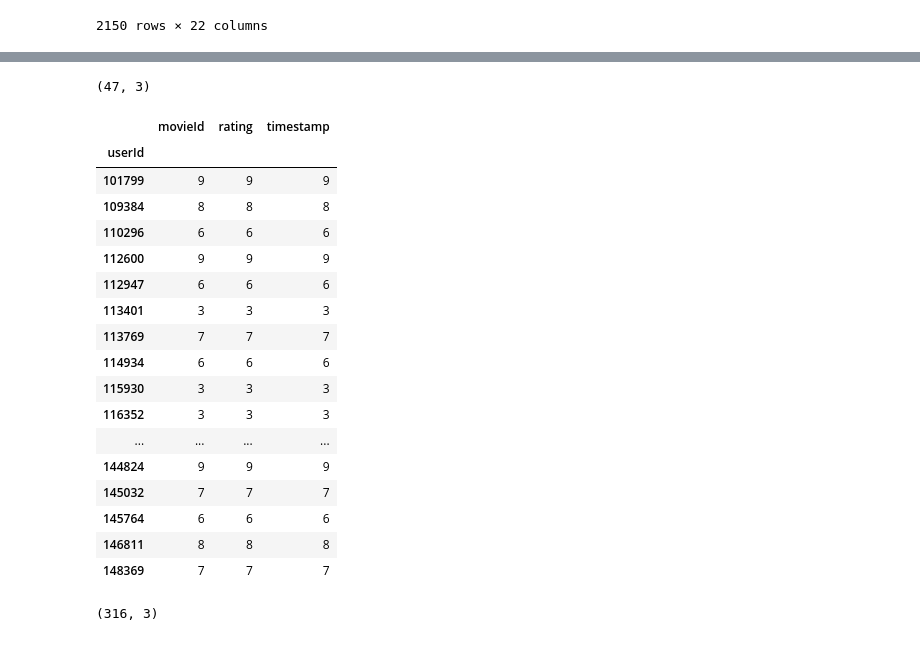
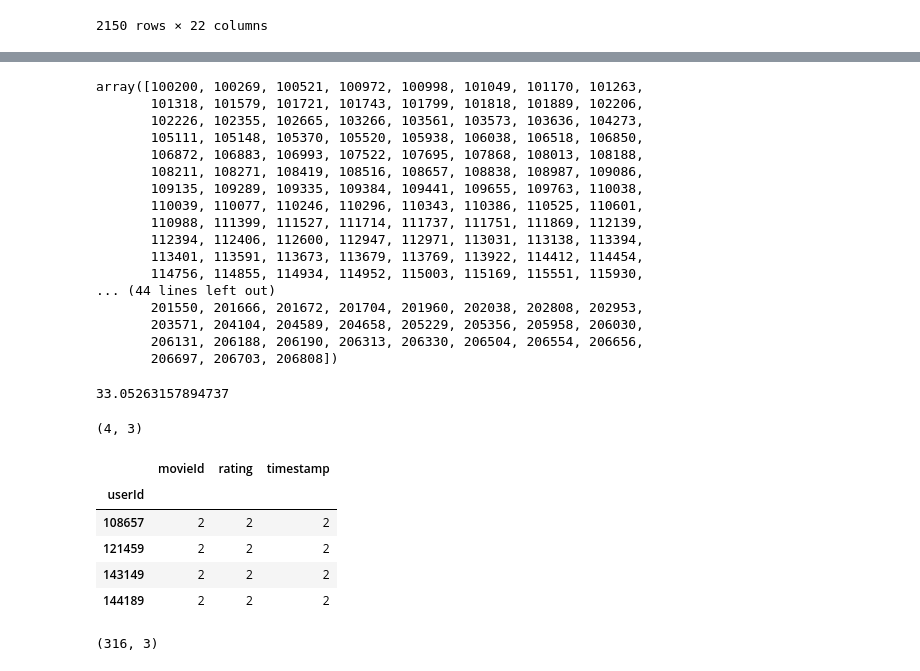
Before and after one commit to aniruddhakal/Recommending-Diverse-And-Serendipitous-Movies-using-Tag-Genome, a Jupyter notebook: ipython_notebooks/DataExploration/Serendipity2018_Dataset.ipynb, the cells around one changed output, grey strips where cells are left out. Drawn from its saved outputs; the diff is of its cells as text; code cells hidden in the pictures.

```diff
--- a/ipython_notebooks/DataExploration/Serendipity2018_Dataset.ipynb
+++ b/ipython_notebooks/DataExploration/Serendipity2018_Dataset.ipynb
@@ -15,6 +15,11 @@ genome_tags = data_dir + 'genome-tags.csv'
 movies = data_dir + 'movies.csv'
 training = data_dir + 'training.csv'
 tags = data_dir + 'tags.csv'
+# %%
+recommendations_df = pd.read_csv(recommendations)
+recommendations_df
+
+all_user_ids = recommendations_df['userId'].unique().tolist()
 # %%
 # movies_df = pd.read_csv(data_dir + 'test.csv', header=None)
 movies_df = pd.read_csv(movies)
@@ -92,6 +97,7 @@ answers_df
 # %%
 count_df = answers_df.groupby('userId').count()
 count_df[count_df['movieId'] == 5]
-all_user_ids = count_df[count_df['movieId'] == 5].index.values
+all_user_ids.extend(count_df[count_df['movieId'] == 5].index.values.tolist())
+all_user_ids = np.unique(np.array(all_user_ids))
 all_user_ids.size
 # %% [output]
@@ -129,27 +168,43 @@ count_df = ratings_df.groupby('userId').count()
+# %%
+all_user_ids = count_df[count_df['movieId'] >= 2].index.values
+all_user_ids
+# print(less_than_10_movies.shape)
+# less_than_10_movies
+# %% [output]
+array([100200, 100269, 100521, 100972, 100998, 101049, 101170, 101263,
+       101318, 101579, 101721, 101743, 101799, 101818, 101889, 102206,
+       102226, 102355, 102665, 103266, 103561, 103573, 103636, 104273,
+       105111, 105148, 105370, 105520, 105938, 106038, 106518, 106850,
+       106872, 106883, 106993, 107522, 107695, 107868, 108013, 108188,
+       108211, 108271, 108419, 108516, 108657, 108838, 108987, 109086,
+       109135, 109289, 109335, 109384, 109441, 109655, 109763, 110038,
+       110039, 110077, 110246, 110296, 110343, 110386, 110525, 110601,
+       110988, 111399, 111527, 111714, 111737, 111751, 111869, 112139,
+       112394, 112406, 112600, 112947, 112971, 113031, 113138, 113394,
+       113401, 113591, 113673, 113679, 113769, 113922, 114412, 114454,
+       114756, 114855, 114934, 114952, 115003, 115169, 115551, 115930,
+... (44 lines left out)
+       201550, 201666, 201672, 201704, 201960, 202038, 202808, 202953,
+       203571, 204104, 204589, 204658, 205229, 205356, 205958, 206030,
+       206131, 206188, 206190, 206313, 206330, 206504, 206554, 206656,
+       206697, 206703, 206808])
+# %%
+uid = 123086
+np.where(all_user_ids == uid)[0][0] / len(all_user_ids) * 100
+# %% [output]
+33.05263157894737
 # %%
-less_than_10_movies = count_df[count_df['movieId'] < 10]
+less_than_10_movies = count_df[count_df['movieId'] == 2]
 print(less_than_10_movies.shape)
 less_than_10_movies
 # %% [output]
-(47, 3)
+(4, 3)
 |  | movieId | rating | timestamp |
 | userId |  |  |  |
-| 101799 | 9 | 9 | 9 |
-| 109384 | 8 | 8 | 8 |
-| 110296 | 6 | 6 | 6 |
-| 112600 | 9 | 9 | 9 |
-| 112947 | 6 | 6 | 6 |
-| 113401 | 3 | 3 | 3 |
-| 113769 | 7 | 7 | 7 |
-| 114934 | 6 | 6 | 6 |
-| 115930 | 3 | 3 | 3 |
-| 116352 | 3 | 3 | 3 |
-| ... | ... | ... | ... |
-| 144824 | 9 | 9 | 9 |
-| 145032 | 7 | 7 | 7 |
-| 145764 | 6 | 6 | 6 |
-| 146811 | 8 | 8 | 8 |
-| 148369 | 7 | 7 | 7 |
+| 108657 | 2 | 2 | 2 |
+| 121459 | 2 | 2 | 2 |
+| 143149 | 2 | 2 | 2 |
+| 144189 | 2 | 2 | 2 |
 # %%
 more_than_10_movies = count_df[count_df['movieId'] > 10]
 print(more_than_10_movies.shape)
```
Also changed, not shown: parts of 4 cells of this notebook, 2 other files.
